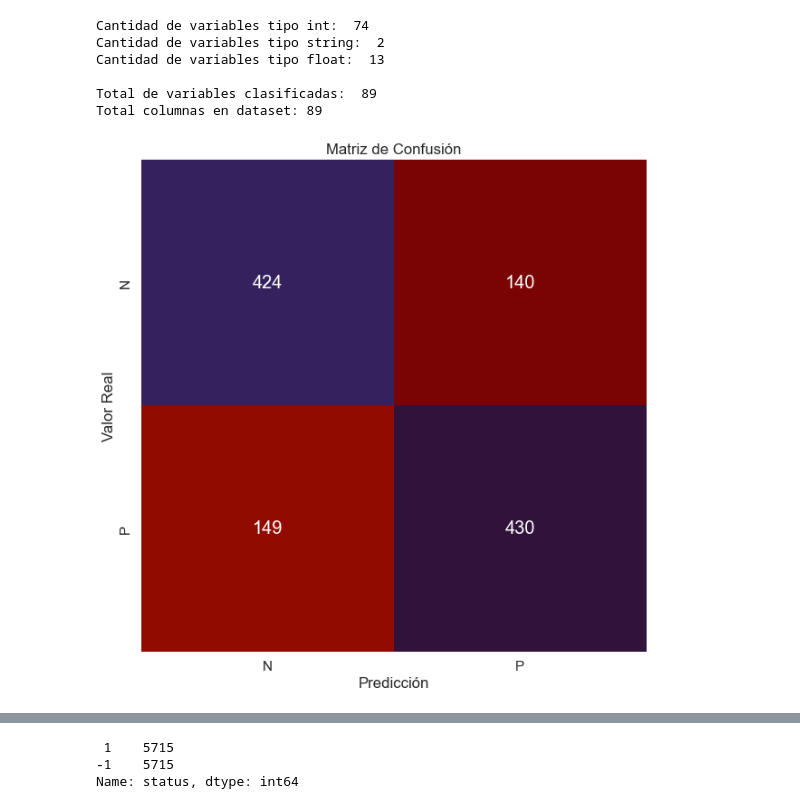
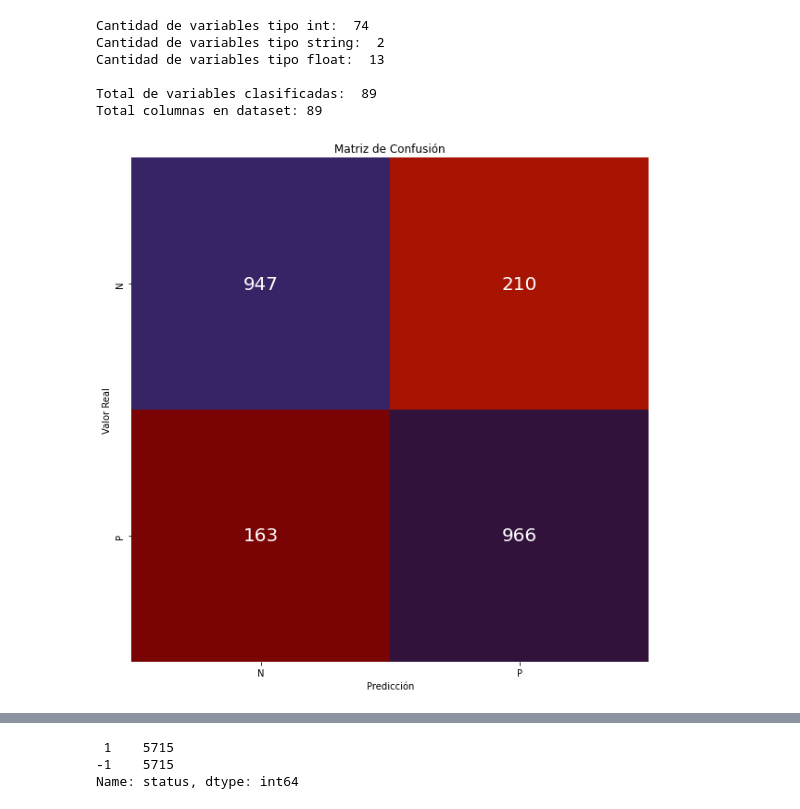
Before and after one commit to aleg001/Lab5-IA, a Jupyter notebook: Lab5.ipynb, the cells around one changed output, grey strips where cells are left out. Saved outputs shown, nothing was run; the diff lists cells and outputs as text; code cells hidden in the pictures.

```diff
--- a/Lab5.ipynb
+++ b/Lab5.ipynb
@@ -118,6 +117,6 @@ dataSetProcesado = phishing.drop(columnasVacias[columnasVacias].index, axis=1)
 # %%
 # Separar en train y testing
 from sklearn.model_selection import train_test_split
-X_train, X_test, y_train, y_test = train_test_split(dataEscaladaMinMax, phishing['status'], test_size=0.2, random_state=42)
+X_train, X_test, y_train, y_test = train_test_split(dataSetProcesado, phishing['status'], test_size=0.2, random_state=42)
 # %%
 # K-Nearest Neighbors
@@ -140,23 +138,25 @@ def knn_accuracy(y_true, y_pred):
     return np.mean(y_true == y_pred)
 # %%
 
-k = 3
-X_train, y_train, k = knn_fit(X_train, y_train, k)
-y_pred = knn_predict(X_test, X_train, y_train, k)
+# Data de entrenamiento, etiquetas
+X_train, y_train, k = knn_fit(X_train, y_train, k=3)
+y_pred = knn_predict(X_test, X_train, y_train, k=3)
 
+# Accuracy
 accuracy = knn_accuracy(y_test, y_pred)
+# Matriz de confusión
 conf_mat = confusion_matrix(y_test, y_pred)
 
-
+# Gráfico
 fig, ax = plt.subplots(figsize=(10,10))
+# Heatmap usado para visualizar la matriz de confusión
 sns.heatmap(conf_mat, annot=True, cmap=plt.cm.turbo_r, cbar=False, ax=ax, fmt='g', annot_kws={"size": 20},
             xticklabels=['N', 'P'], yticklabels=['N', 'P'])
+# Etiquetas
 ax.set_xlabel('Predicción')
 ax.set_ylabel('Valor Real')
 ax.set_title('Matriz de Confusión')
+# Mostrar gráfico
 plt.show()
-
-
-plt.show()
 # %% [output]
-[figure, old version]
+[figure, new version]
```
Also changed, not shown: parts of 7 cells of this notebook.
